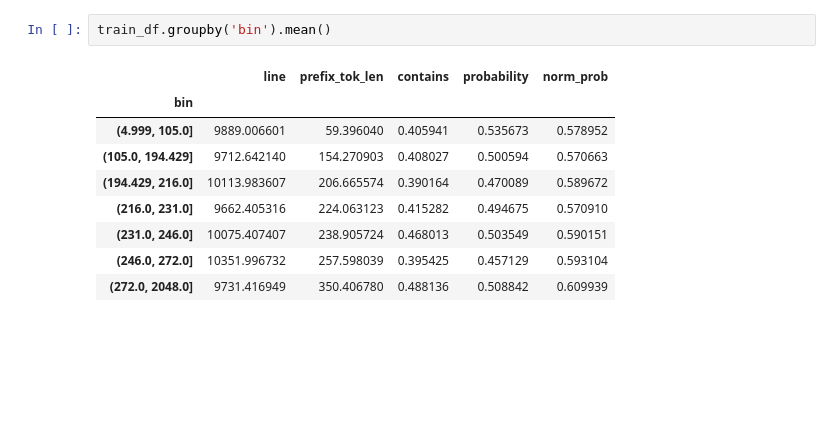
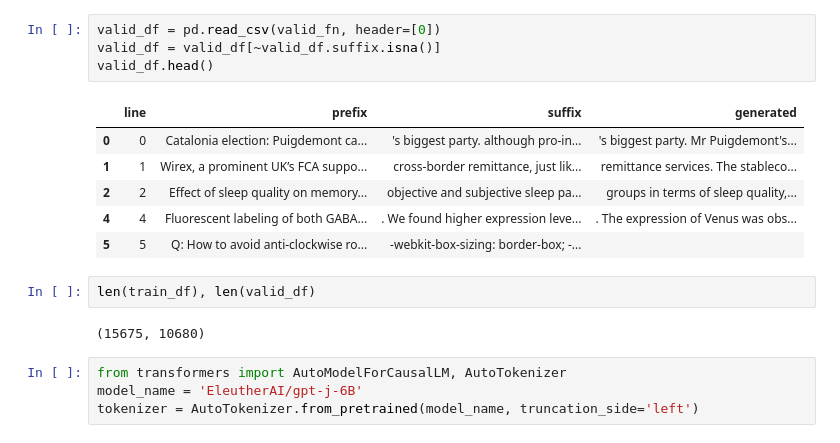
Before and after one commit to ryanyxw/optout, a Jupyter notebook: analysis/memorization_analysis.ipynb, the cells around one changed output. Drawn from its saved outputs; the diff is of its cells as text; blank space fills up the shorter version.

```diff
--- a/analysis/memorization_analysis.ipynb
+++ b/analysis/memorization_analysis.ipynb
@@ -31,12 +20,19 @@ train_df.groupby('bin').count()
-# %%
-train_df.groupby('bin').mean()
-# %% [output]
-|  | line | prefix_tok_len | contains | probability | norm_prob |
-| bin |  |  |  |  |  |
-| (4.999, 105.0] | 9889.006601 | 59.396040 | 0.405941 | 0.535673 | 0.578952 |
-| (105.0, 194.429] | 9712.642140 | 154.270903 | 0.408027 | 0.500594 | 0.570663 |
-| (194.429, 216.0] | 10113.983607 | 206.665574 | 0.390164 | 0.470089 | 0.589672 |
-| (216.0, 231.0] | 9662.405316 | 224.063123 | 0.415282 | 0.494675 | 0.570910 |
-| (231.0, 246.0] | 10075.407407 | 238.905724 | 0.468013 | 0.503549 | 0.590151 |
-| (246.0, 272.0] | 10351.996732 | 257.598039 | 0.395425 | 0.457129 | 0.593104 |
-| (272.0, 2048.0] | 9731.416949 | 350.406780 | 0.488136 | 0.508842 | 0.609939 |
+# %%
+valid_df = pd.read_csv(valid_fn, header=[0])
+valid_df = valid_df[~valid_df.suffix.isna()]
+valid_df.head()
+# %% [output]
+|  | line | prefix | suffix | generated |
+| 0 | 0 | Catalonia election: Puigdemont ca... | 's biggest party. although pro-in... | 's biggest party. Mr Puigdemont's... |
+| 1 | 1 | Wirex, a prominent UK’s FCA suppo... | cross-border remittance, just lik... | remittance services. The stableco... |
+| 2 | 2 | Effect of sleep quality on memory... | objective and subjective sleep pa... | groups in terms of sleep quality,... |
+| 4 | 4 | Fluorescent labeling of both GABA... | . We found higher expression leve... | . The expression of Venus was obs... |
+| 5 | 5 | Q: How to avoid anti-clockwise ro... | -webkit-box-sizing: border-box; -... |  |
+# %%
+len(train_df), len(valid_df)
+# %% [output]
+(15675, 10680)
+# %%
+from transformers import AutoModelForCausalLM, AutoTokenizer
+model_name = 'EleutherAI/gpt-j-6B'
+tokenizer = AutoTokenizer.from_pretrained(model_name, truncation_side='left')
```
Also changed, not shown: parts of 14 cells of this notebook, 1 other file.
